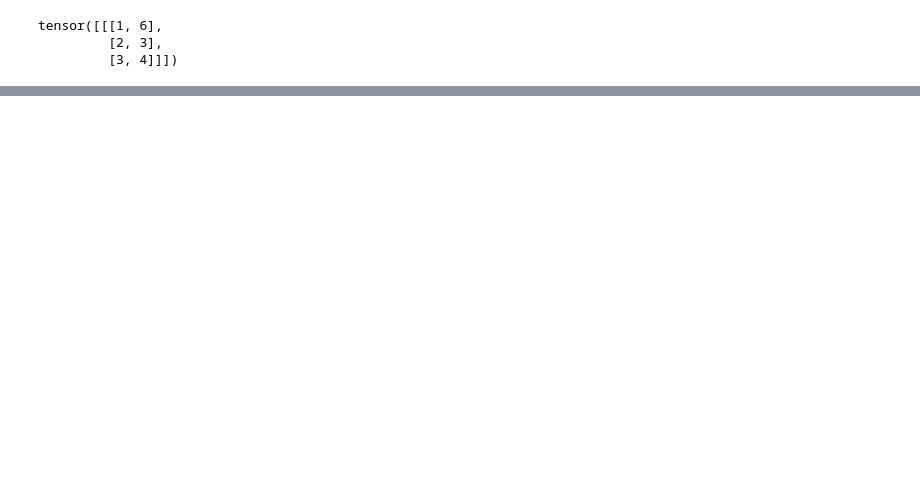
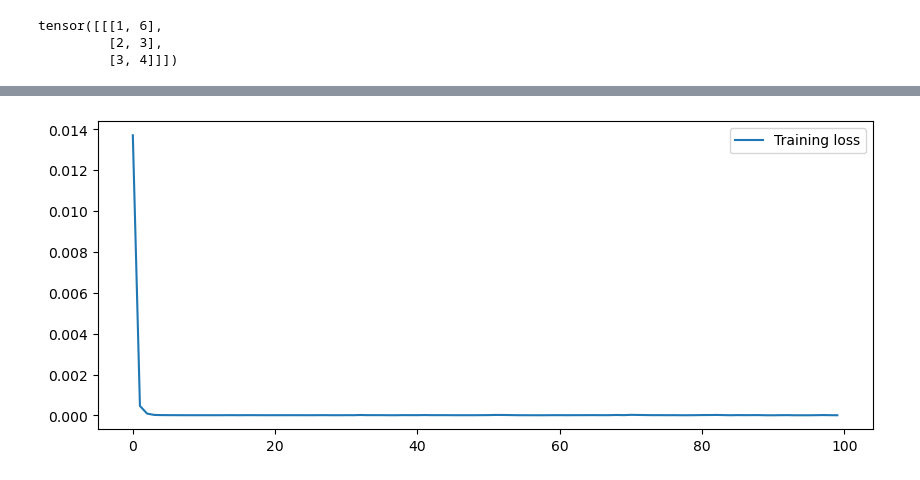
Before and after one commit to yoonhero/Brainstormers, a Jupyter notebook: paperwithcode/LSTM_GRU_RNN.ipynb, the cells around one changed output, grey strips where cells are left out. Cells and saved outputs as stored; diff of their text form; code cells hidden in the pictures; blank space fills up the shorter version.

```diff
--- a/paperwithcode/LSTM_GRU_RNN.ipynb
+++ b/paperwithcode/LSTM_GRU_RNN.ipynb
@@ -537,0 +638,7 @@ plt.show()
+# %%
+fig = plt.figure(figsize=(10, 4))
+plt.plot(train_hist, label="Training loss")
+plt.legend()
+plt.show()
+# %% [output]
+[figure, added]
```
Also changed, not shown: parts of 13 cells of this notebook.
